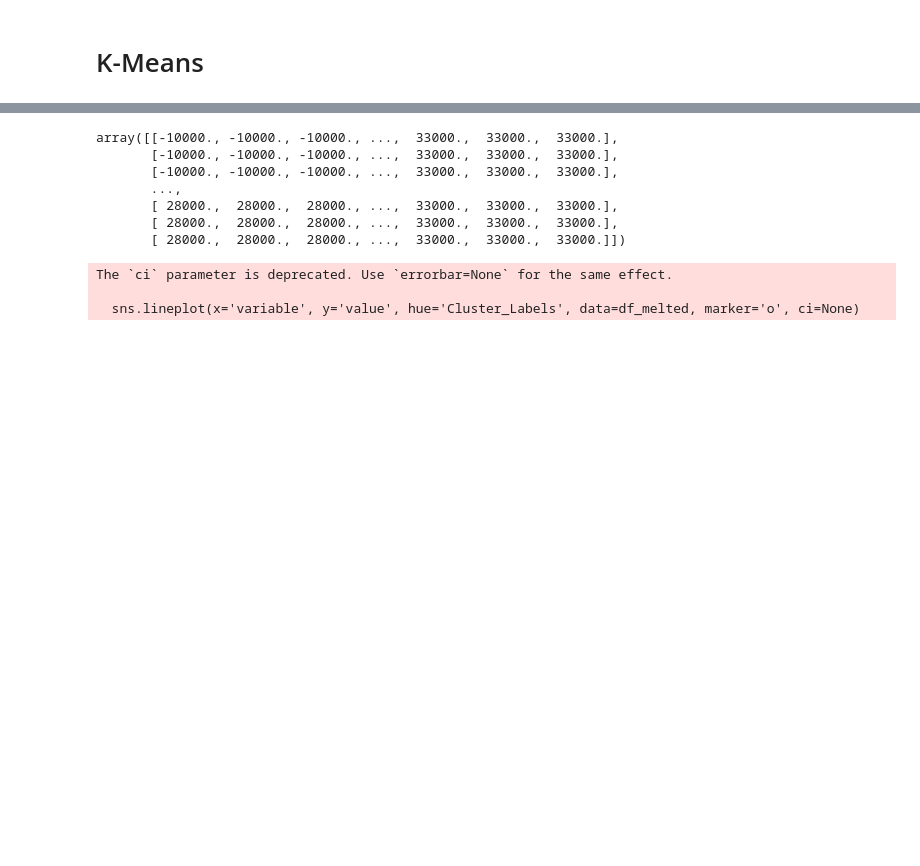
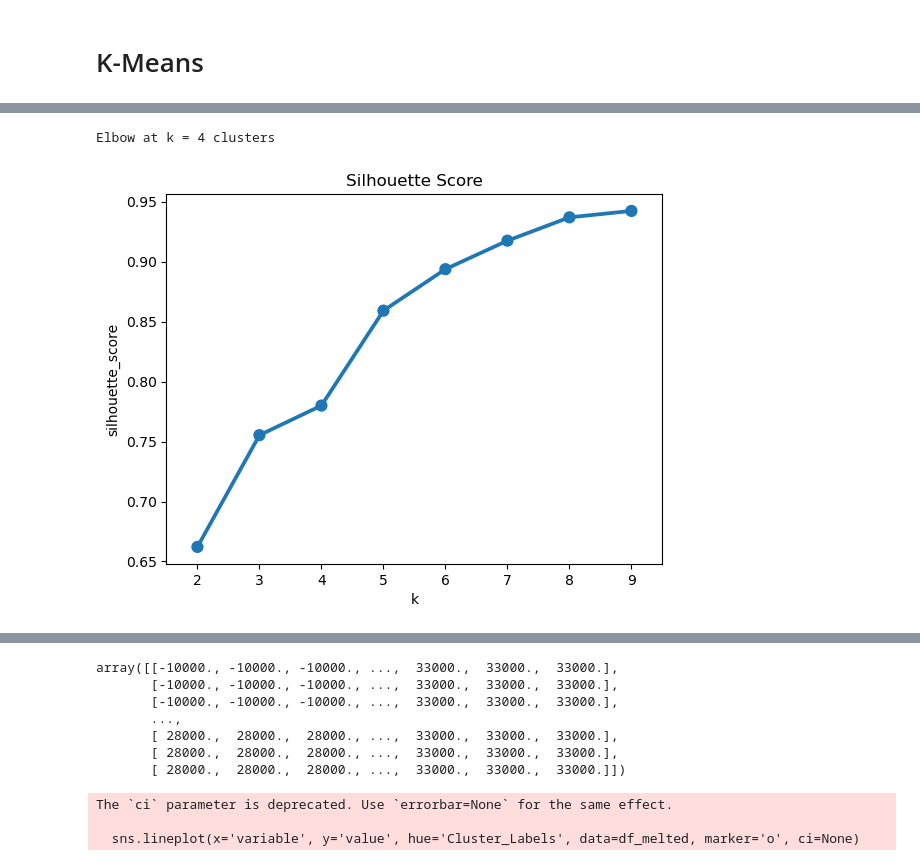
Before and after one commit to gbrosell/maroon-archers, a Jupyter notebook: Feature_Engineering.ipynb, the cells around one changed output, grey strips where cells are left out. Saved outputs shown, nothing was run; the diff lists cells and outputs as text; code cells hidden in the pictures; blank space fills up the shorter version.

```diff
--- a/Feature_Engineering.ipynb
+++ b/Feature_Engineering.ipynb
@@ -281,0 +345,8 @@ MemoryError: Unable to allocate 33.5 GiB for an array with shape (67103, 67103)
+# %%
+from kneed import KneeLocator
+
+cost_kneed = KneeLocator(x = K , y = list(wcss.values()) , S = 1.0 , curve = 'convex' , direction = 'decreasing' , online = True)
+suggested_cluster = cost_kneed.elbow
+print('Elbow at k = {} clusters'.format(suggested_cluster))
+# %% [output]
+Elbow at k = 4 clusters
@@ -281,0 +355,8 @@ MemoryError: Unable to allocate 33.5 GiB for an array with shape (67103, 67103)
+# %%
+plt.title('Silhouette Score')
+plt.xlabel('k')
+plt.ylabel('silhouette_score')
+sns.pointplot(x=list(ssc.keys()), y=list(ssc.values()))
+plt.show()
+# %% [output]
+[figure, added]
```
Also changed, not shown: parts of 27 cells of this notebook, 1 other file.
